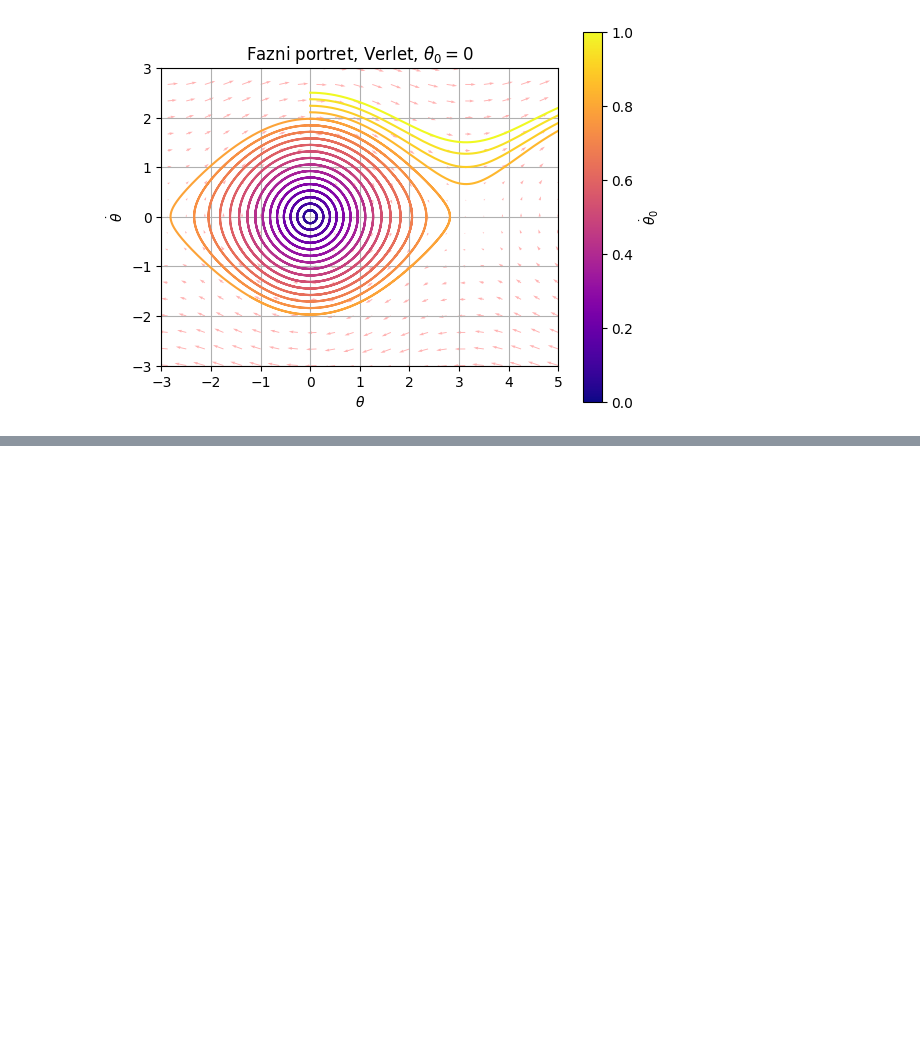
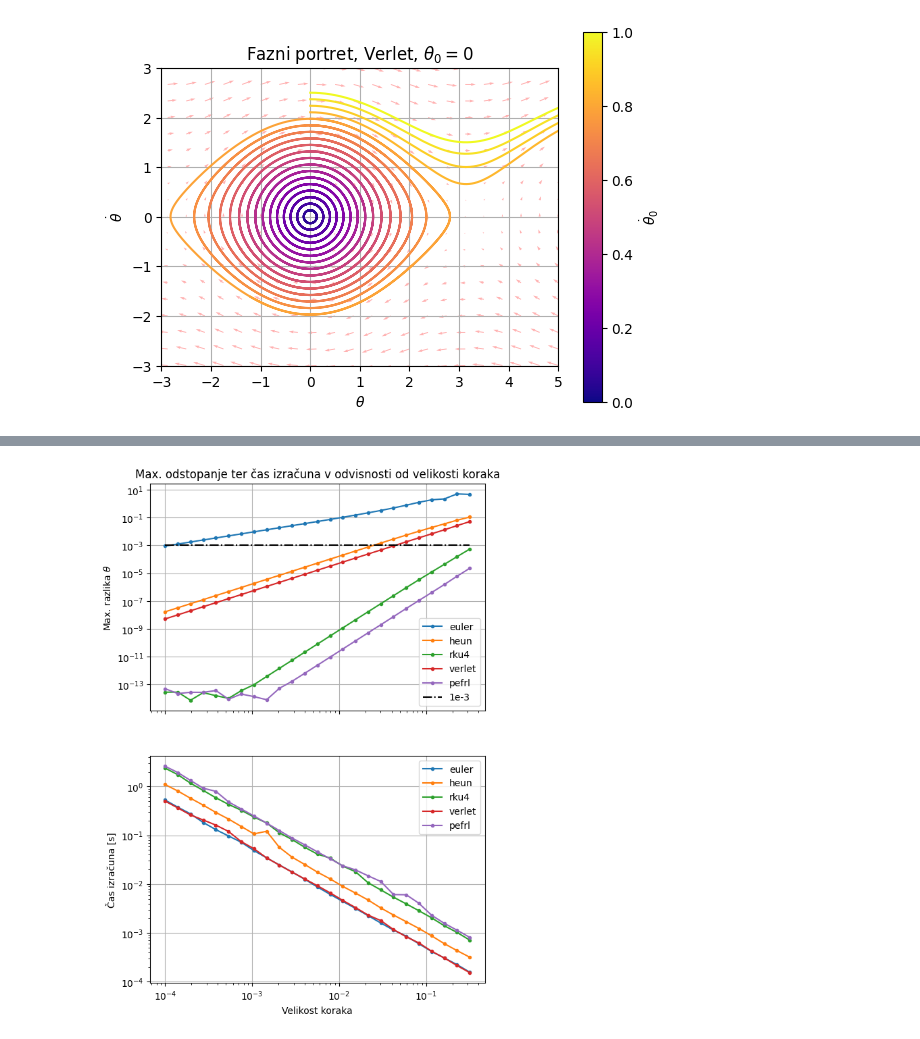
Before and after one commit to hyhmir/mafiski_praktikum, a Jupyter notebook: 07/analysing.ipynb, the cells around one changed output, grey strips where cells are left out. Cells and saved outputs as stored; diff of their text form; code cells hidden in the pictures; blank space fills up the shorter version.

```diff
--- a/07/analysing.ipynb
+++ b/07/analysing.ipynb
@@ -53,8 +54,8 @@ plt.savefig('graphs/analytic.pdf', dpi=512)
 def nihanje(theta):
     return -np.sin(theta)
 
-# def nihanje_vec(y, t):
-#     return np.array([y[1], -np.sin(y[0])])
+def nihanje_2(y, t):
+    return np.array([y[1], -np.sin(y[0])])
 
 fig, ax = plt.subplots()
 
@@ -87,7 +88,7 @@ sm = ScalarMappable(cmap=cmap)
 norm = Normalize(vmin=theta_0s.min(), vmax=theta_0s.max())
 sm.set_array([])
 cbar = fig.colorbar(sm, ax=ax)
-cbar.set_label(r'$\dot \theta_0$')
+cbar.set_label(r'$\dot \theta_0$') # hvala chatGPT
 
 plt.grid()
 plt.gca().set_aspect("equal")
@@ -102,0 +129,42 @@ plt.savefig('graphs/analytic_phase.pdf', dpi=512)
+# %%
+fig, (ax1, ax2) = plt.subplots(2, 1, figsize=(6.4, 9.6), sharex=True)
+
+ax1.set_title('Max. odstopanje ter čas izračuna v odvisnosti od velikosti koraka')
+ax1.set_ylabel('Max. razlika $\\theta$')
+ax1.set_yscale('log')
+ax1.set_xscale('log')
+
+ax2.set_xlabel('Velikost koraka')
+ax2.set_ylabel('Čas izračuna [s]')
+ax2.set_yscale('log')
+ax2.set_xscale('log')
+
+for metoda in [euler, heun, rku4, verlet, pefrl]:
+    step_size = np.logspace(-4, -0.5, 25)
+    max_error = np.zeros_like(step_size)
+    calc_time = np.zeros_like(step_size)
+    for i, step in enumerate(step_size):
+        start_time = timeit.default_timer()
+        #print(f'{metoda.__name__} - {step}')
+        t = np.arange(0, 15, step)
+        if metoda in [euler, heun, rku4]:
+            x_vec = metoda(nihanje_2, np.array([1., 0.]), t)
+            x = x_vec[:, 0]
+        else:
+            (x, v) = metoda(nihanje, 1., 0., t)
+        calc_time[i] = timeit.default_timer() - start_time
+        y_anal = analytic(t)
+        diff = np.abs(y_anal - x)
+        max_error[i] = np.max(diff)
+
+    ax1.plot(step_size, max_error, marker='.', label=f'{metoda.__name__}')
+    ax2.plot(step_size, calc_time, marker='.', label=f'{metoda.__name__}')
+
+ax1.hlines(1e-3, step_size[0], step_size[-1], color='black', linestyle='-.', label='1e-3')
+ax1.grid()
+ax1.legend()
+ax2.grid()
+ax2.legend()
+plt.savefig('graphs/double.pdf', dpi=512)
+# %% [output]
+[figure, added]
```
Also changed, not shown: parts of 7 cells of this notebook, 11 other files.
